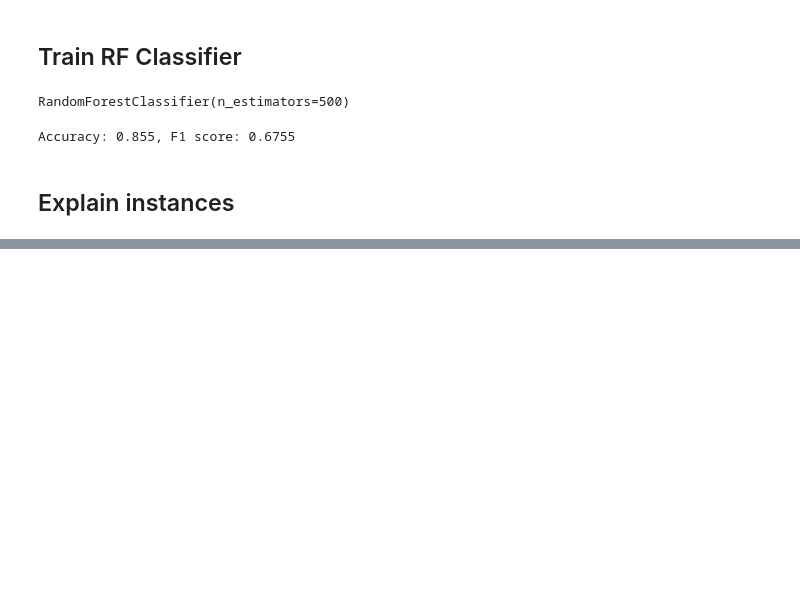
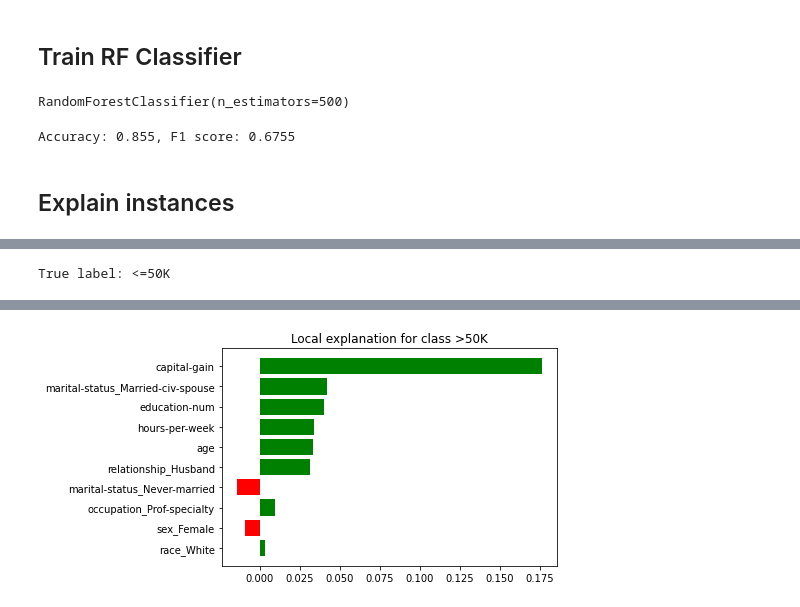
Before and after one commit to DataManagementLab/Astrapia, a Jupyter notebook: notebooks/LimeExplanation.ipynb, the cells around one changed output, grey strips where cells are left out. Saved outputs shown, nothing was run; the diff lists cells and outputs as text; code cells hidden in the pictures; blank space fills up the shorter version.

```diff
--- a/notebooks/LimeExplanation.ipynb
+++ b/notebooks/LimeExplanation.ipynb
@@ -111,0 +124,6 @@ True label: >50K
+# %%
+print('True label:', data.target.iloc[i]['income'])
+exp.show_in_notebook(show_table=False, show_all=False, show_predicted_value=True)
+fig = exp.as_pyplot_figure()
+# %% [output]
+True label: <=50K
@@ -111,0 +131 @@ True label: >50K
+[figure, added]
```
Also changed, not shown: parts of 5 cells of this notebook.
